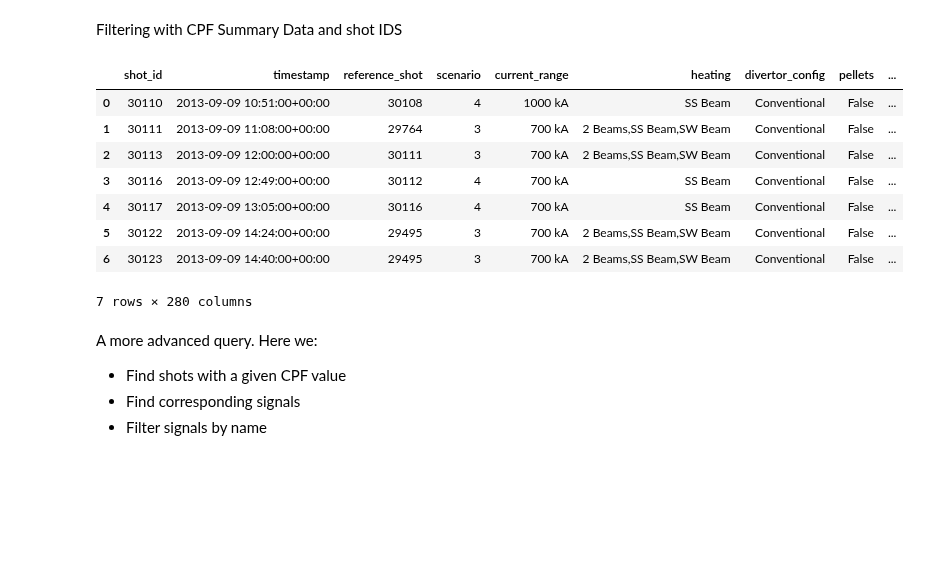
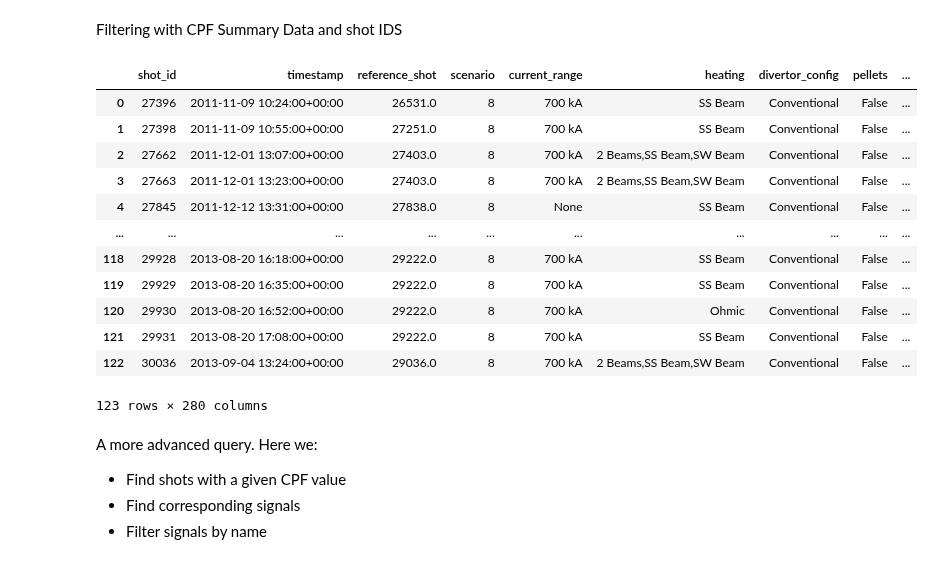
Before and after one commit to ukaea/fair-mast, a Jupyter notebook: db_query_example.ipynb, the cells around one changed output. Saved outputs shown, nothing was run; the diff lists cells and outputs as text; code cells hidden in the pictures; blank space fills up the shorter version.

```diff
--- a/db_query_example.ipynb
+++ b/db_query_example.ipynb
@@ -73,25 +102,27 @@ Filtering with CPF Summary Data and shot IDS
 # %%
 shots = metadata.tables['shots']
 
-# Query all shots with zmag_efit > .04
 qshots = (
     session.query(shots)
-          .filter(shots.c.cpf_zmag_efit > .04)
-          .filter(shots.c.shot_id >= 30110)
-          .filter(shots.c.shot_id <= 30131)
+          .filter(shots.c.scenario == 8)
+          # .filter(shots.c.shot_id <= 30131)
 )
 qshots = pd.read_sql(qshots.statement, con=engine.connect())
 qshots
 # %% [output]
 |  | shot_id | timestamp | reference_shot | scenario | current_range | heating | divertor_config | pellets | ... |
-| 0 | 30110 | 2013-09-09 10:51:00+00:00 | 30108 | 4 | 1000 kA | SS Beam | Conventional | False | ... |
-| 1 | 30111 | 2013-09-09 11:08:00+00:00 | 29764 | 3 | 700 kA | 2 Beams,SS Beam,SW Beam | Conventional | False | ... |
-| 2 | 30113 | 2013-09-09 12:00:00+00:00 | 30111 | 3 | 700 kA | 2 Beams,SS Beam,SW Beam | Conventional | False | ... |
-| 3 | 30116 | 2013-09-09 12:49:00+00:00 | 30112 | 4 | 700 kA | SS Beam | Conventional | False | ... |
-| 4 | 30117 | 2013-09-09 13:05:00+00:00 | 30116 | 4 | 700 kA | SS Beam | Conventional | False | ... |
-| 5 | 30122 | 2013-09-09 14:24:00+00:00 | 29495 | 3 | 700 kA | 2 Beams,SS Beam,SW Beam | Conventional | False | ... |
-| 6 | 30123 | 2013-09-09 14:40:00+00:00 | 29495 | 3 | 700 kA | 2 Beams,SS Beam,SW Beam | Conventional | False | ... |
+| 0 | 27396 | 2011-11-09 10:24:00+00:00 | 26531.0 | 8 | 700 kA | SS Beam | Conventional | False | ... |
+| 1 | 27398 | 2011-11-09 10:55:00+00:00 | 27251.0 | 8 | 700 kA | SS Beam | Conventional | False | ... |
+| 2 | 27662 | 2011-12-01 13:07:00+00:00 | 27403.0 | 8 | 700 kA | 2 Beams,SS Beam,SW Beam | Conventional | False | ... |
+| 3 | 27663 | 2011-12-01 13:23:00+00:00 | 27403.0 | 8 | 700 kA | 2 Beams,SS Beam,SW Beam | Conventional | False | ... |
+| 4 | 27845 | 2011-12-12 13:31:00+00:00 | 27838.0 | 8 | None | SS Beam | Conventional | False | ... |
+| ... | ... | ... | ... | ... | ... | ... | ... | ... | ... |
+| 118 | 29928 | 2013-08-20 16:18:00+00:00 | 29222.0 | 8 | 700 kA | SS Beam | Conventional | False | ... |
+| 119 | 29929 | 2013-08-20 16:35:00+00:00 | 29222.0 | 8 | 700 kA | SS Beam | Conventional | False | ... |
+| 120 | 29930 | 2013-08-20 16:52:00+00:00 | 29222.0 | 8 | 700 kA | Ohmic | Conventional | False | ... |
+| 121 | 29931 | 2013-08-20 17:08:00+00:00 | 29222.0 | 8 | 700 kA | SS Beam | Conventional | False | ... |
+| 122 | 30036 | 2013-09-04 13:24:00+00:00 | 29036.0 | 8 | 700 kA | 2 Beams,SS Beam,SW Beam | Conventional | False | ... |
-7 rows × 280 columns
+123 rows × 280 columns
 # %% [markdown]
 A more advanced query. Here we:
  - Find shots with a given CPF value
```
Also changed, not shown: parts of 8 cells of this notebook, 2 other files.
